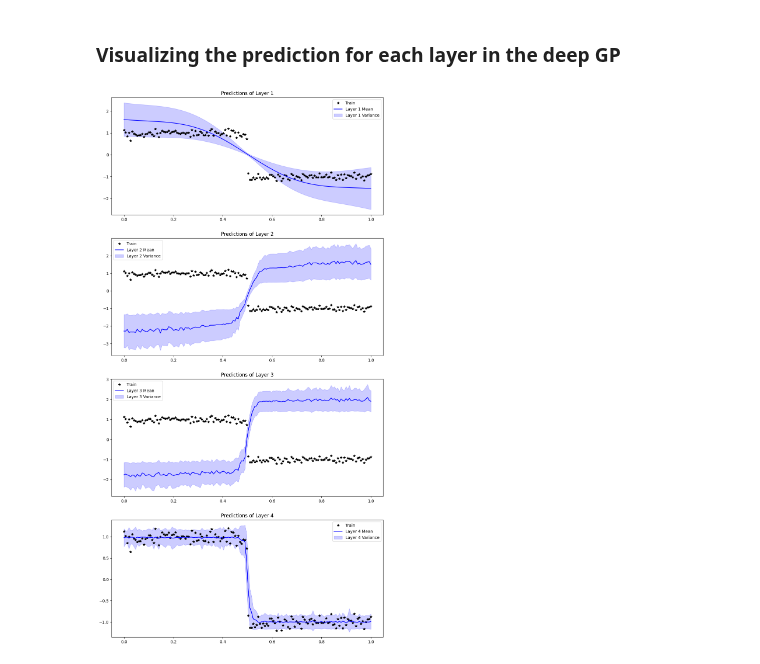
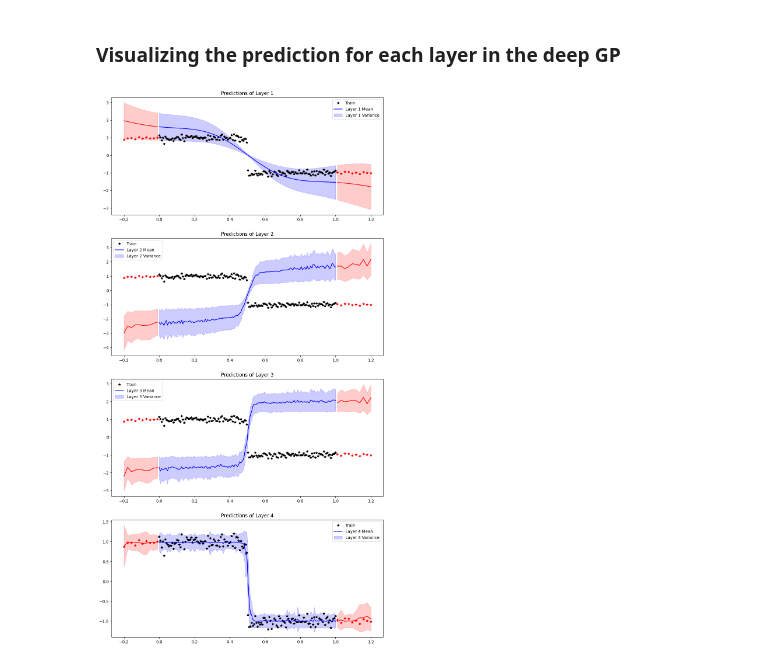
Before and after one commit to matthjs/BachelorProject, a Jupyter notebook: notebooks/gp/gpstepfunction.ipynb, the cells around one changed output. Drawn from its saved outputs; the diff is of its cells as text; code cells hidden in the pictures.

```diff
--- a/notebooks/gp/gpstepfunction.ipynb
+++ b/notebooks/gp/gpstepfunction.ipynb
@@ -239,6 +239,11 @@ from gp.deepgplayers import DeepGPMultivariateNormal
 import matplotlib.pyplot as plt
 
 def predict_and_plot_deep_gp_layers(model, x_train, y_train, x_test, y_test):
+    def split_array(arr):
+        arr_less_than_zero = arr[arr < 0]
+        arr_greater_than_zero = arr[arr > 0]
+        return arr_less_than_zero, arr_greater_than_zero
+
     model.eval()
     model.likelihood.eval()
 
@@ -246,33 +251,61 @@ def predict_and_plot_deep_gp_layers(model, x_train, y_train, x_test, y_test):
         model(x_train)
         intermediate_outputs = model.get_intermediate_outputs()
 
+    with torch.no_grad():
+        model(x_test)
+        intermediate_outputs_test = model.get_intermediate_outputs()
+
     num_layers = len(intermediate_outputs)
 
     plt.figure(figsize=(12, 6 * num_layers))
+
+    less, more = split_array(x_test.squeeze().cpu().numpy())
 
     for i, layer_output in enumerate(intermediate_outputs, 1):
         layer_output = DeepGPMultivariateNormal(distribution=layer_output)
 
         # print(layer_output.mean.squeeze(1).shape)
         layer_mean = layer_output.mean.squeeze(1).cpu().numpy()
         layer_var = layer_output.variance.squeeze(1).cpu().numpy()
 
         plt.subplot(num_layers, 1, i)
         plt.plot(x_train.cpu().numpy(), y_train.cpu().numpy(), 'k*', label='Train')
-        # plt.plot(x_test.cpu().numpy(), y_test.cpu().numpy(), 'r*', label='Test')
         plt.plot(x_train.cpu().numpy(), layer_mean, 'b', label=f'Layer {i} Mean')
         plt.fill_between(
             x_train.cpu().numpy().squeeze(),
             layer_mean - 2 * layer_var ** 0.5,
             layer_mean + 2 * layer_var ** 0.5,
             color='b', alpha=0.2, label=f'Layer {i} Variance'
         )
+
         plt.title(f'Predictions of Layer {i}')
         plt.legend()
+
+    for i, layer_output in enumerate(intermediate_outputs_test, 1):
+        layer_output = DeepGPMultivariateNormal(distribution=layer_output)
+
+        layer_mean_test = layer_output.mean.squeeze(1).cpu().numpy()
+        layer_var_test = layer_output.variance.squeeze(1).cpu().numpy()
+
+        plt.subplot(num_layers, 1, i)
+        plt.plot(less, y_test[0:len(less)].cpu().numpy(), 'r*', label='Test')
+        plt.plot(more, y_test[len(less):].cpu().numpy(), 'r*', label='Test')
+        plt.plot(less, layer_mean_test[0:len(less)], 'r', label=f'Layer {i} Mean')
+        plt.plot(more, layer_mean_test[len(less):], 'r', label=f'Layer {i} Mean')
+
+                # Plot test variance as a shaded area
+        plt.fill_between(less,
+                         layer_mean_test[0:len(less)] - 2 * layer_var_test[0:len(less)] ** 0.5,
+                         layer_mean_test[0:len(less)] + 2 * layer_var_test[0:len(less)] ** 0.5,
+                         color='r', alpha=0.2, label='Test predictive variance')
+        plt.fill_between(more,
+                         layer_mean_test[len(less):] - 2 * layer_var_test[len(less):] ** 0.5,
+                         layer_mean_test[len(less):] + 2 * layer_var_test[len(less):] ** 0.5,
+                         color='r', alpha=0.2, label='Test predictive variance')
 
     plt.show()
 
 # Example usage
 predict_and_plot_deep_gp_layers(deep_gp, x_train, y_train, x_test, y_test)
 # %% [output]
-[figure, old version]
+[figure, new version]
```
Also changed, not shown: parts of 4 cells of this notebook.
